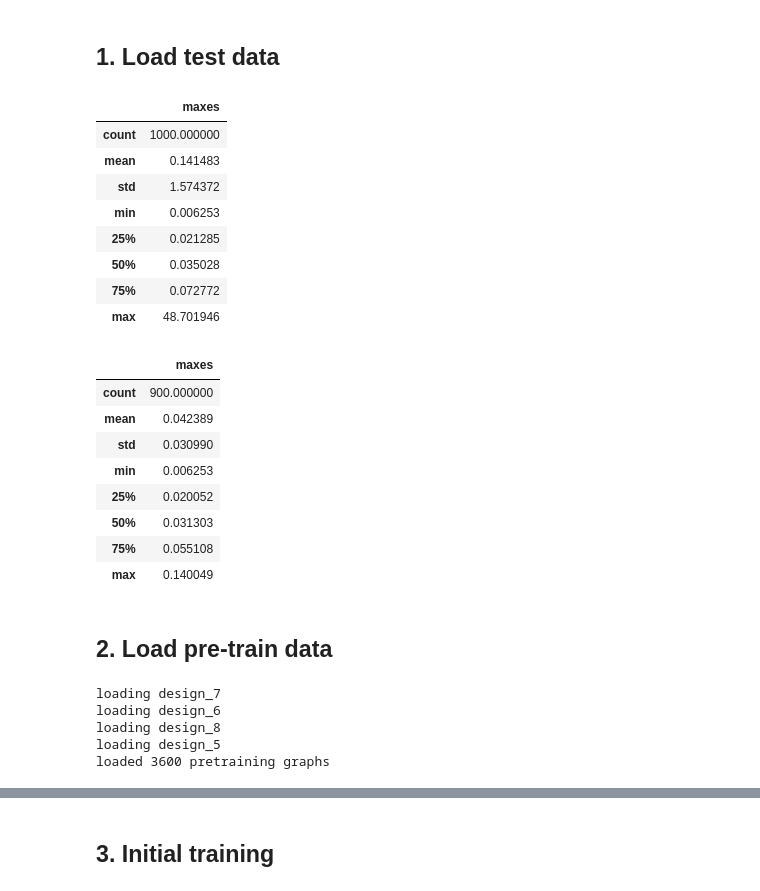
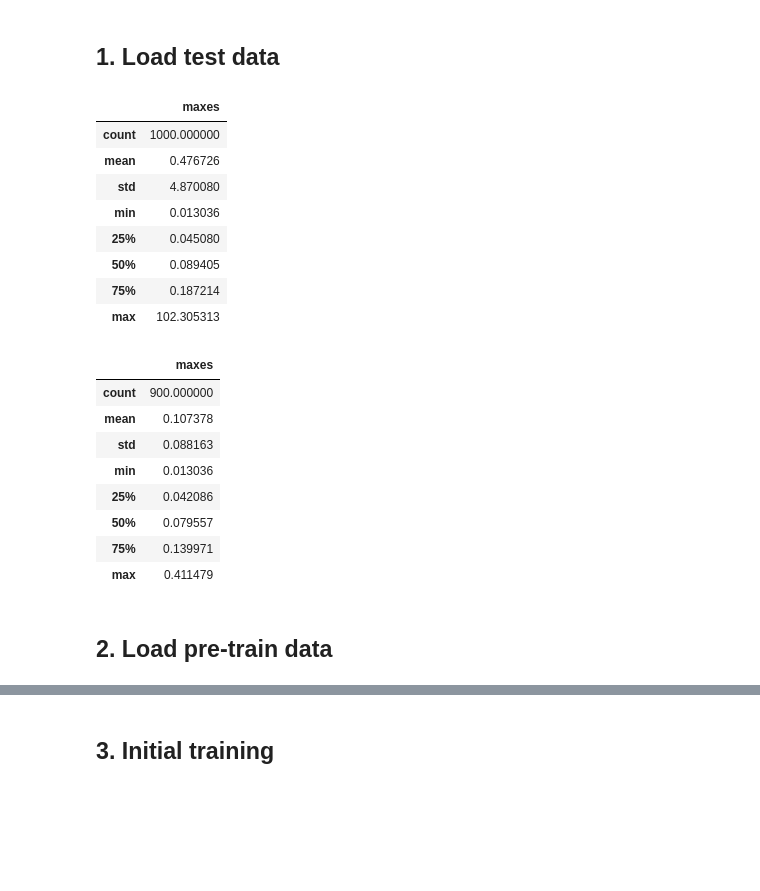
Before and after one commit to ewhalen12/gcnSurrogate, a Jupyter notebook: transferLearningTests.ipynb, the cells around one changed output, grey strips where cells are left out. Drawn from its saved outputs; the diff is of its cells as text; code cells hidden in the pictures; blank space fills up the shorter version.

```diff
--- a/transferLearningTests.ipynb
+++ b/transferLearningTests.ipynb
@@ -17,23 +17,26 @@ from gcnSurrogate.util.gcnSurrogateUtil import *
 # %% [markdown]
 ## 1. Load test data
 # %%
-dataDir = "data/2D_Truss_v1.3/gh/"
-testFile = os.path.join(dataDir, 'design_9_N_1000.csv')
-allGraphsUnfiltered = loadGhGraphs(testFile, NUM_DV=5)
+# dataDir = "data/2D_Truss_v1.3/gh/"
+# testFile = os.path.join(dataDir, 'design_9_N_1000.csv')
+# allGraphsUnfiltered = loadGhGraphs(testFile, NUM_DV=5)
+dataDir = "data/endLoadsv1.0/conmech/"
+testDir = os.path.join(dataDir, 'design_7_N_1000/')
+allGraphsUnfiltered = loadConmechGraphs(testDir)
 
 maxes = [max(np.abs(graph.y.numpy().flatten())) for graph in allGraphsUnfiltered]
 source = pd.DataFrame(maxes, columns=['maxes'])
 source.describe()
 # %% [output]
 |  | maxes |
 | count | 1000.000000 |
-| mean | 0.141483 |
-| std | 1.574372 |
-| min | 0.006253 |
-| 25% | 0.021285 |
-| 50% | 0.035028 |
-| 75% | 0.072772 |
-| max | 48.701946 |
+| mean | 0.476726 |
+| std | 4.870080 |
+| min | 0.013036 |
+| 25% | 0.045080 |
+| 50% | 0.089405 |
+| 75% | 0.187214 |
+| max | 102.305313 |
 # %%
 testData = filterbyDisp(allGraphsUnfiltered, 0.9)
 maxes = [max(np.abs(graph.y.numpy().flatten())) for graph in testData]
@@ -43,32 +46,26 @@ source.describe()
 # %% [output]
 |  | maxes |
 | count | 900.000000 |
-| mean | 0.042389 |
-| std | 0.030990 |
-| min | 0.006253 |
-| 25% | 0.020052 |
-| 50% | 0.031303 |
-| 75% | 0.055108 |
-| max | 0.140049 |
+| mean | 0.107378 |
+| std | 0.088163 |
+| min | 0.013036 |
+| 25% | 0.042086 |
+| 50% | 0.079557 |
+| 75% | 0.139971 |
+| max | 0.411479 |
 # %% [markdown]
 ## 2. Load pre-train data
 # %%
-pretrainFiles = glob.glob(os.path.join(dataDir, '*1000.csv'))
-pretrainFiles.remove(testFile)
+# pretrainFiles = glob.glob(os.path.join(dataDir, '*1000.csv'))
+# pretrainFiles.remove(testFile)
 
-allPretrainGraphs = []
-for pretrainFile in pretrainFiles:
-    designName = pretrainFile.split('/')[-1].split('_N')[0]
-    print(f'loading {designName}')
-    graphsUnfiltered = loadGhGraphs(pretrainFile, NUM_DV=5)
-    graphs = filterbyDisp(graphsUnfiltered, 0.9)
-    allPretrainGraphs.extend(graphs)
+# allPretrainGraphs = []
+# for pretrainFile in pretrainFiles:
+#     designName = pretrainDir.split('/')[-1].split('_N')[0]
+#     print(f'loading {designName}')
+#     graphsUnfiltered = loadGhGraphs(pretrainFile, NUM_DV=5)
+#     graphs = filterbyDisp(graphsUnfiltered, 0.9)
+#     allPretrainGraphs.extend(graphs)
 
-print(f'loaded {len(allPretrainGraphs)} pretraining graphs')
-pretrainData, pretrainValData, _ = partitionGraphList(allPretrainGraphs, testSize=0.0, valSize=0.15)
+# print(f'loaded {len(allPretrainGraphs)} pretraining graphs')
+# pretrainData, pretrainValData, _ = partitionGraphList(allPretrainGraphs, testSize=0.0, valSize=0.15)
-# %% [output]
-loading design_7
-loading design_6
-loading design_8
-loading design_5
-loaded 3600 pretraining graphs
```
Also changed, not shown: parts of 7 cells of this notebook, 8 other files.
